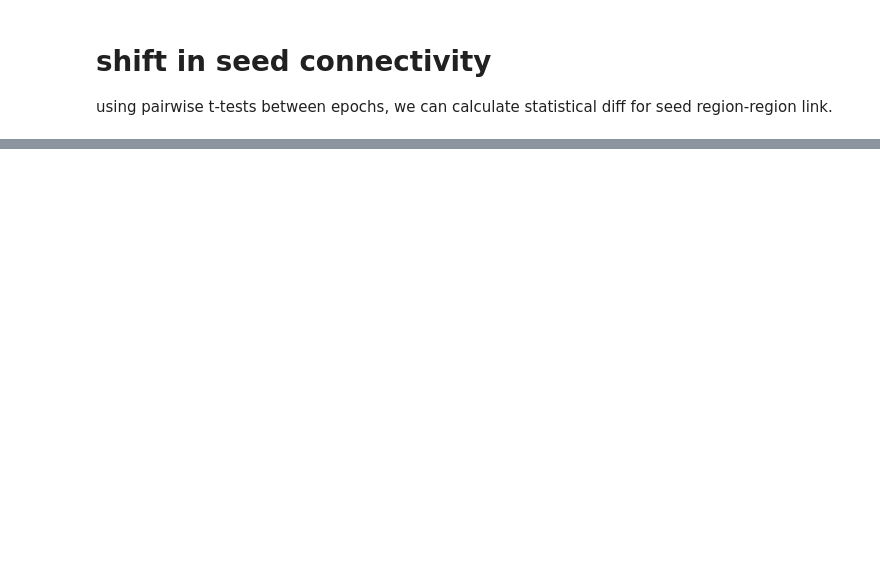
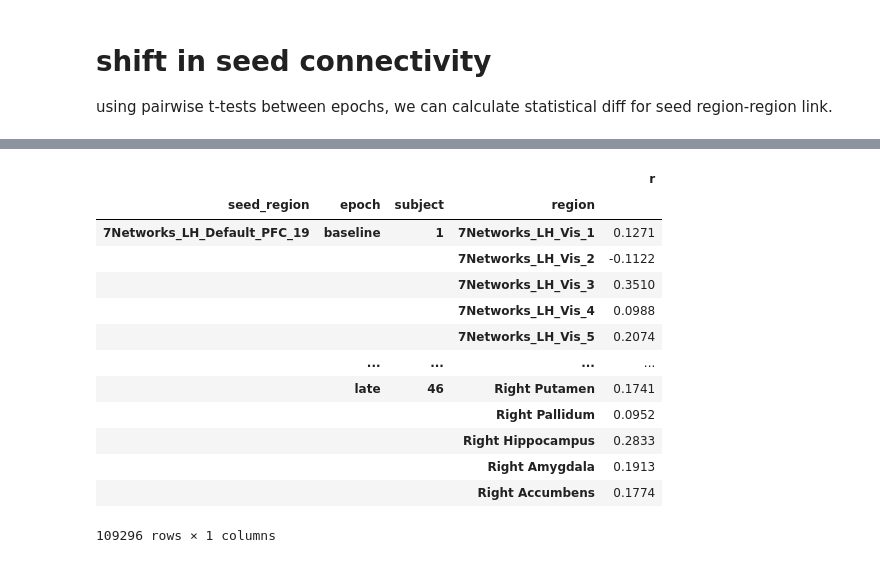
Before and after one commit to qniksefat/gradient-notebooks, a Jupyter notebook: large-manifold-nbs/4-seed.ipynb, the cells around one changed output, grey strips where cells are left out. Cells and saved outputs as stored; diff of their text form; code cells hidden in the pictures; blank space fills up the shorter version.

```diff
--- a/large-manifold-nbs/4-seed.ipynb
+++ b/large-manifold-nbs/4-seed.ipynb
@@ -166,2 +182,19 @@ appendix: the problem with reading t tests results
 # %%
 import seaborn
+# %%
+dfr
+# %% [output]
+|  |  |  |  | r |
+| seed_region | epoch | subject | region |  |
+| 7Networks_LH_Default_PFC_19 | baseline | 1 | 7Networks_LH_Vis_1 | 0.1271 |
+|  |  |  | 7Networks_LH_Vis_2 | -0.1122 |
+|  |  |  | 7Networks_LH_Vis_3 | 0.3510 |
+|  |  |  | 7Networks_LH_Vis_4 | 0.0988 |
+|  |  |  | 7Networks_LH_Vis_5 | 0.2074 |
+|  | ... | ... | ... | ... |
+|  | late | 46 | Right Putamen | 0.1741 |
+|  |  |  | Right Pallidum | 0.0952 |
+|  |  |  | Right Hippocampus | 0.2833 |
+|  |  |  | Right Amygdala | 0.1913 |
+|  |  |  | Right Accumbens | 0.1774 |
+109296 rows × 1 columns
```
Also changed, not shown: parts of 18 cells of this notebook.
